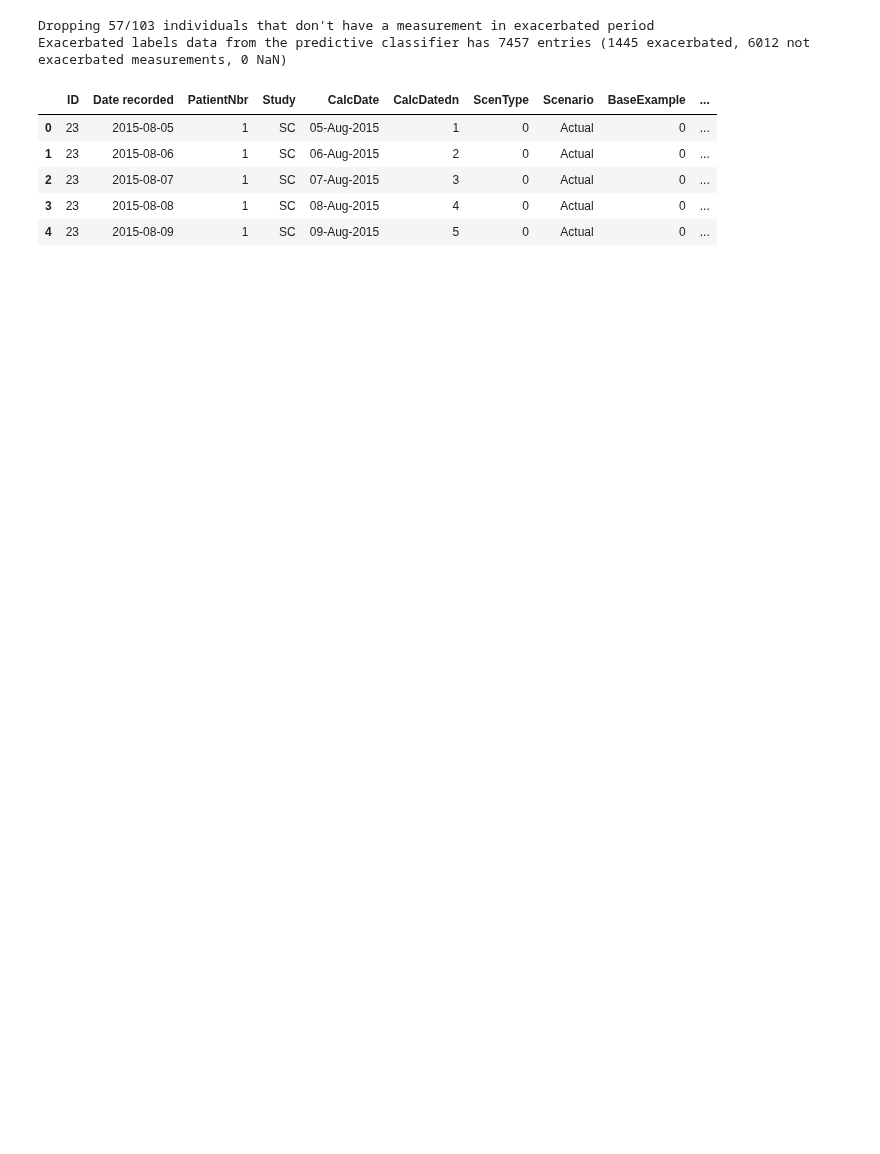
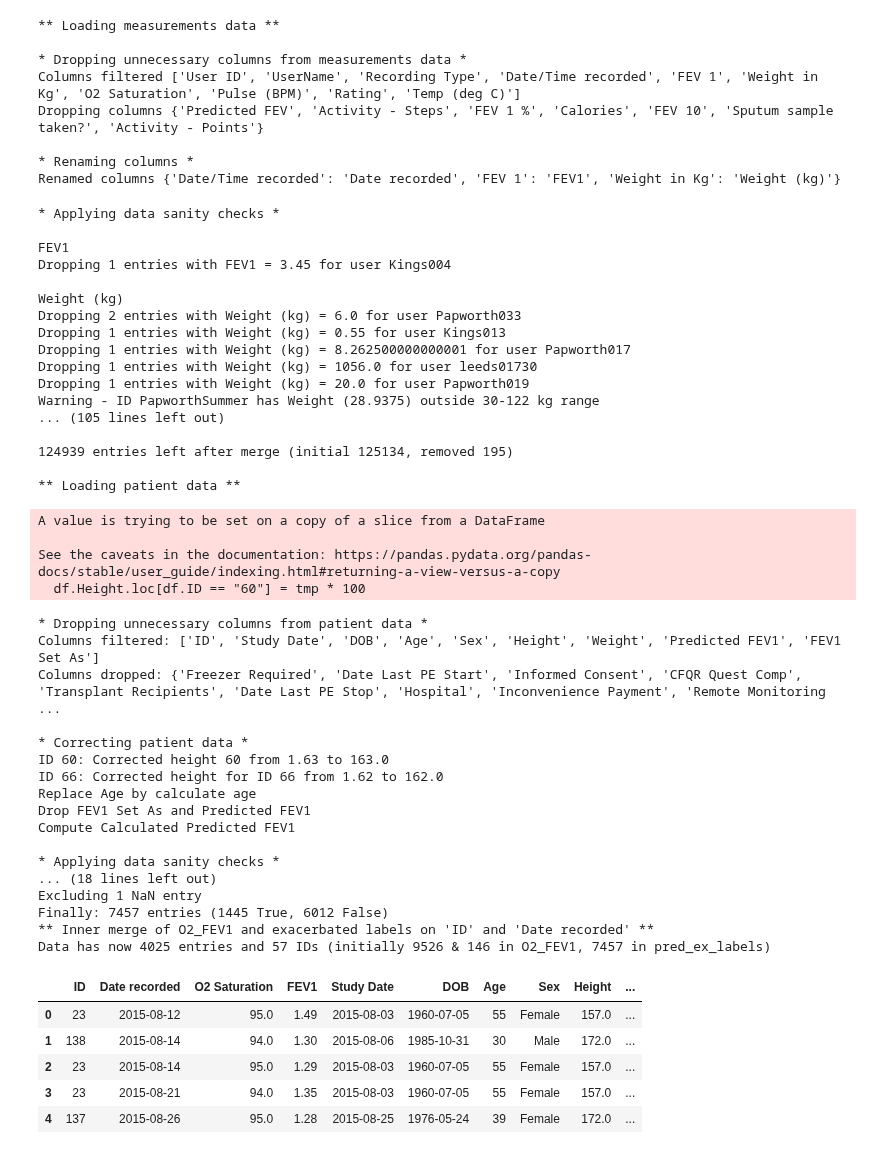
Before and after one commit to tristantreb/phd, a Jupyter notebook: src/data/2023-09-01_ex_labels_add_transition_period.ipynb, the cells around one changed output. Drawn from its saved outputs; the diff is of its cells as text; code cells hidden in the pictures; blank space fills up the shorter version.

```diff
--- a/src/data/2023-09-01_ex_labels_add_transition_period.ipynb
+++ b/src/data/2023-09-01_ex_labels_add_transition_period.ipynb
@@ -9,12 +12,58 @@ import pandas as pd
 # %%
+O2_FEV1 = O2_FEV1_df.create()
 df = ex_labels_data.load(exclude_no_ex=True).reset_index()
-df.head()
+O2_FEV1 = ex_labels_data.inner_merge_with(O2_FEV1, df)
+O2_FEV1.head()
 # %% [output]
-Dropping 57/103 individuals that don't have a measurement in exacerbated period
-Exacerbated labels data from the predictive classifier has 7457 entries (1445 exacerbated, 6012 not exacerbated measurements, 0 NaN)
+** Loading measurements data **
+
+* Dropping unnecessary columns from measurements data *
+Columns filtered ['User ID', 'UserName', 'Recording Type', 'Date/Time recorded', 'FEV 1', 'Weight in Kg', 'O2 Saturation', 'Pulse (BPM)', 'Rating', 'Temp (deg C)']
+Dropping columns {'Predicted FEV', 'Activity - Steps', 'FEV 1 %', 'Calories', 'FEV 10', 'Sputum sample taken?', 'Activity - Points'}
+
+* Renaming columns *
+Renamed columns {'Date/Time recorded': 'Date recorded', 'FEV 1': 'FEV1', 'Weight in Kg': 'Weight (kg)'}
+* Applying data sanity checks *
+
+FEV1
+Dropping 1 entries with FEV1 = 3.45 for user Kings004
+
+Weight (kg)
+Dropping 2 entries with Weight (kg) = 6.0 for user Papworth033
+Dropping 1 entries with Weight (kg) = 0.55 for user Kings013
+Dropping 1 entries with Weight (kg) = 8.262500000000001 for user Papworth017
+Dropping 1 entries with Weight (kg) = 1056.0 for user leeds01730
+Dropping 1 entries with Weight (kg) = 20.0 for user Papworth019
+Warning - ID PapworthSummer has Weight (28.9375) outside 30-122 kg range
+... (105 lines left out)
+
+124939 entries left after merge (initial 125134, removed 195)
+
+** Loading patient data **
+A value is trying to be set on a copy of a slice from a DataFrame
+
+See the caveats in the documentation: https://pandas.pydata.org/pandas-docs/stable/user_guide/indexing.html#returning-a-view-versus-a-copy
+  df.Height.loc[df.ID == "60"] = tmp * 100
+* Dropping unnecessary columns from patient data *
+Columns filtered: ['ID', 'Study Date', 'DOB', 'Age', 'Sex', 'Height', 'Weight', 'Predicted FEV1', 'FEV1 Set As']
+Columns dropped: {'Freezer Required', 'Date Last PE Start', 'Informed Consent', 'CFQR Quest Comp', 'Transplant Recipients', 'Date Last PE Stop', 'Hospital', 'Inconvenience Payment', 'Remote Monitoring ...
+
+* Correcting patient data *
+ID 60: Corrected height 60 from 1.63 to 163.0
+ID 66: Corrected height for ID 66 from 1.62 to 162.0
+Replace Age by calculate age
+Drop FEV1 Set As and Predicted FEV1
+Compute Calculated Predicted FEV1
+
+* Applying data sanity checks *
+... (18 lines left out)
+Excluding 1 NaN entry
+Finally: 7457 entries (1445 True, 6012 False)
+** Inner merge of O2_FEV1 and exacerbated labels on 'ID' and 'Date recorded' **
+Data has now 4025 entries and 57 IDs (initially 9526 & 146 in O2_FEV1, 7457 in pred_ex_labels)
-|  | ID | Date recorded | PatientNbr | Study | CalcDate | CalcDatedn | ScenType | Scenario | BaseExample | ... |
-| 0 | 23 | 2015-08-05 | 1 | SC | 05-Aug-2015 | 1 | 0 | Actual | 0 | ... |
-| 1 | 23 | 2015-08-06 | 1 | SC | 06-Aug-2015 | 2 | 0 | Actual | 0 | ... |
-| 2 | 23 | 2015-08-07 | 1 | SC | 07-Aug-2015 | 3 | 0 | Actual | 0 | ... |
-| 3 | 23 | 2015-08-08 | 1 | SC | 08-Aug-2015 | 4 | 0 | Actual | 0 | ... |
-| 4 | 23 | 2015-08-09 | 1 | SC | 09-Aug-2015 | 5 | 0 | Actual | 0 | ... |
+|  | ID | Date recorded | O2 Saturation | FEV1 | Study Date | DOB | Age | Sex | Height | ... |
+| 0 | 23 | 2015-08-12 | 95.0 | 1.49 | 2015-08-03 | 1960-07-05 | 55 | Female | 157.0 | ... |
+| 1 | 138 | 2015-08-14 | 94.0 | 1.30 | 2015-08-06 | 1985-10-31 | 30 | Male | 172.0 | ... |
+| 2 | 23 | 2015-08-14 | 95.0 | 1.29 | 2015-08-03 | 1960-07-05 | 55 | Female | 157.0 | ... |
+| 3 | 23 | 2015-08-21 | 94.0 | 1.35 | 2015-08-03 | 1960-07-05 | 55 | Female | 157.0 | ... |
+| 4 | 137 | 2015-08-26 | 95.0 | 1.28 | 2015-08-25 | 1976-05-24 | 39 | Female | 172.0 | ... |
```
Also changed, not shown: parts of 7 cells of this notebook, 1 other file.
